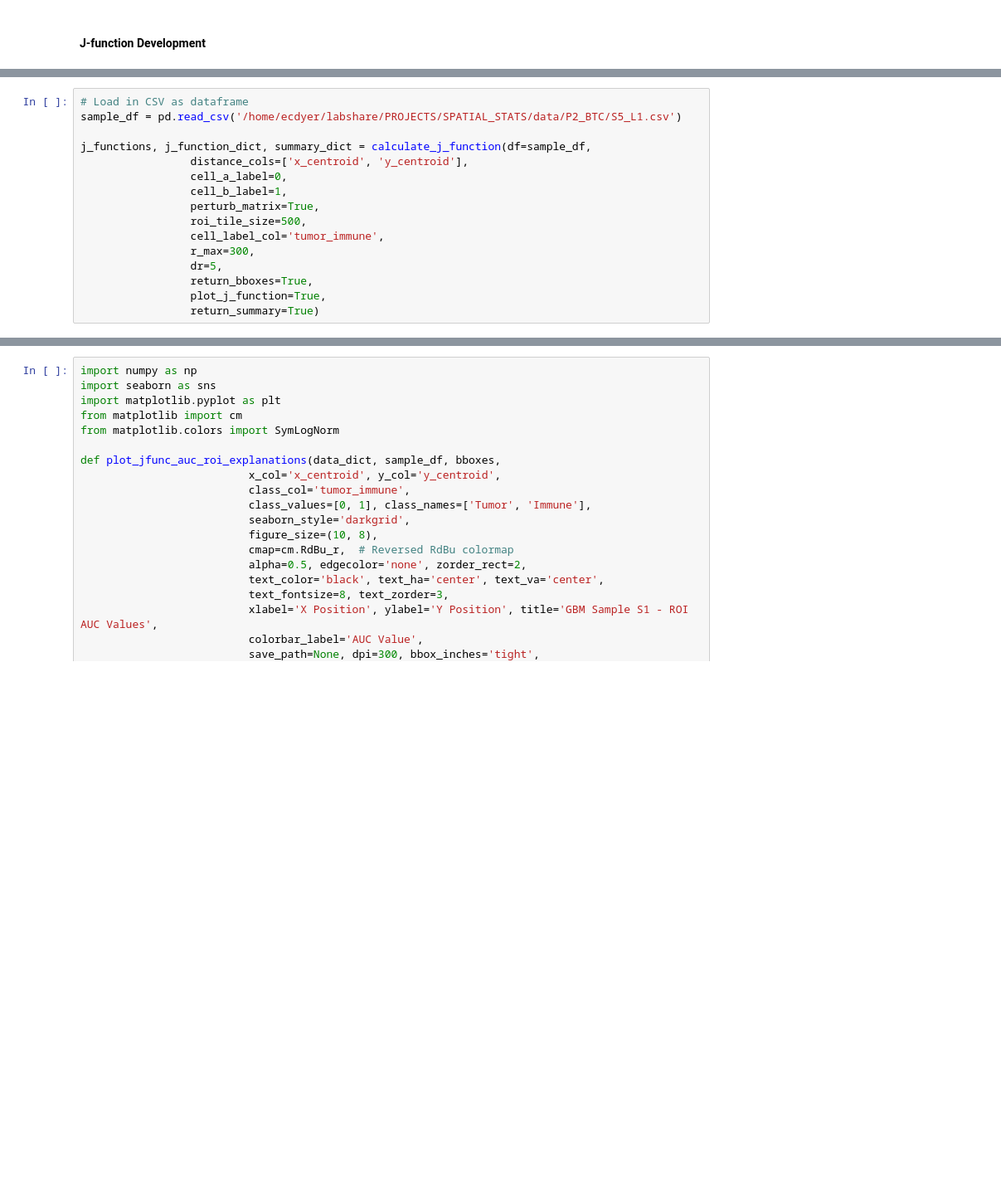
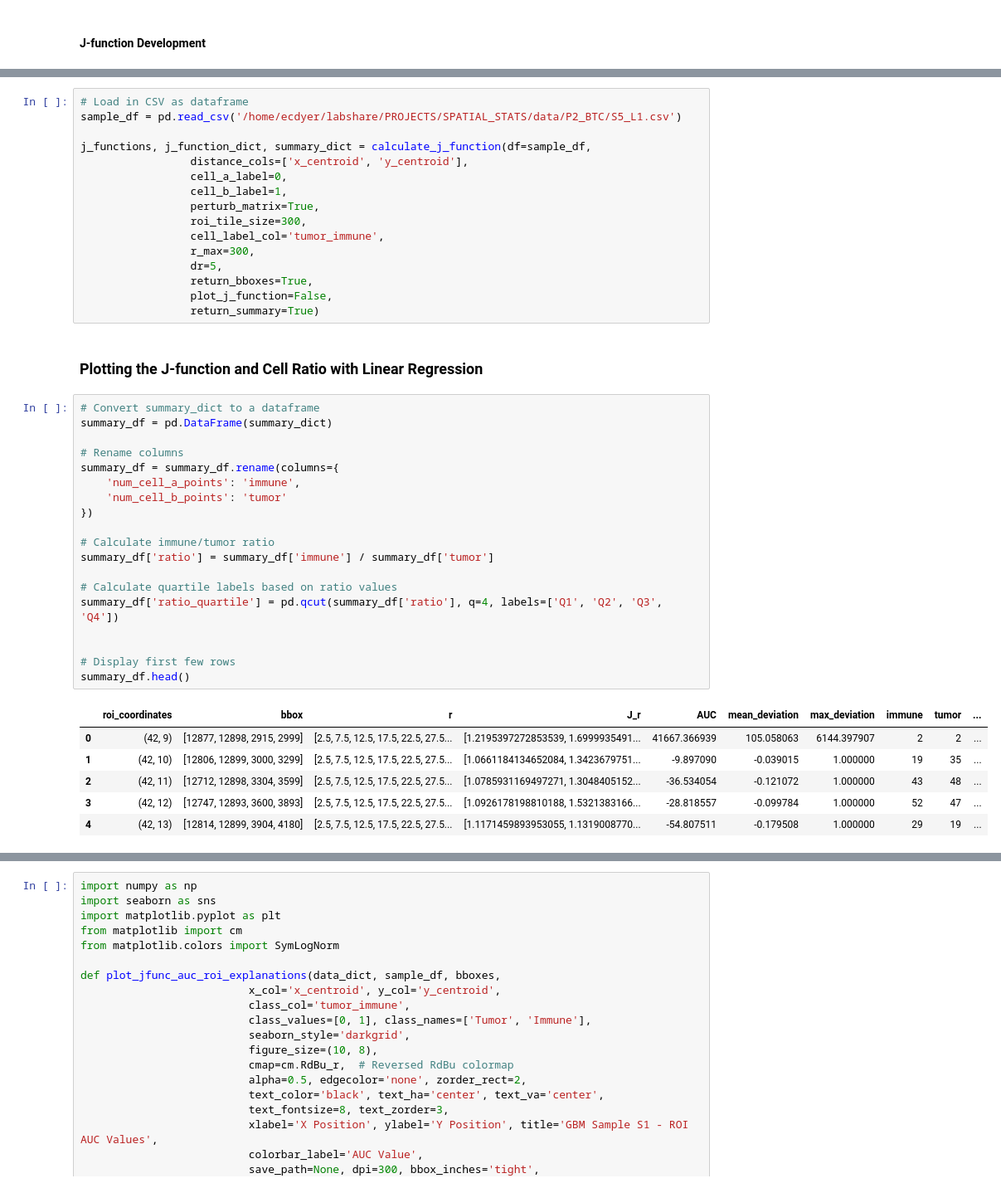
Before and after one commit to emmachancellor/ExtendedCorrelationFunctions_ECD, a Jupyter notebook: j_function.ipynb, the cells around one changed output, grey strips where cells are left out. Shown at 83% size. Cells and saved outputs as stored; diff of their text form; blank space fills up the shorter version.

```diff
--- a/j_function.ipynb
+++ b/j_function.ipynb
@@ -258,10 +23,38 @@ j_functions, j_function_dict, summary_dict = calculate_j_function(df=sample_df,
                  cell_a_label=0,
                  cell_b_label=1,
                  perturb_matrix=True,
-                 roi_tile_size=500,
+                 roi_tile_size=300,
                  cell_label_col='tumor_immune',
                  r_max=300,
                  dr=5,
                  return_bboxes=True,
-                 plot_j_function=True,
+                 plot_j_function=False,
                  return_summary=True)
+# %% [markdown]
+### Plotting the J-function and Cell Ratio with Linear Regression
+# %%
+# Convert summary_dict to a dataframe
+summary_df = pd.DataFrame(summary_dict)
+
+# Rename columns
+summary_df = summary_df.rename(columns={
+    'num_cell_a_points': 'immune',
+    'num_cell_b_points': 'tumor'
+})
+
+# Calculate immune/tumor ratio
+summary_df['ratio'] = summary_df['immune'] / summary_df['tumor']
+
+# Calculate quartile labels based on ratio values
+summary_df['ratio_quartile'] = pd.qcut(summary_df['ratio'], q=4, labels=['Q1', 'Q2', 'Q3', 'Q4'])
+
+
+# Display first few rows
+summary_df.head()
+# %% [output]
+|  | roi_coordinates | bbox | r | J_r | AUC | mean_deviation | max_deviation | immune | tumor | ... |
+| 0 | (42, 9) | [12877, 12898, 2915, 2999] | [2.5, 7.5, 12.5, 17.5, 22.5, 27.5... | [1.2195397272853539, 1.6999935491... | 41667.366939 | 105.058063 | 6144.397907 | 2 | 2 | ... |
+| 1 | (42, 10) | [12806, 12899, 3000, 3299] | [2.5, 7.5, 12.5, 17.5, 22.5, 27.5... | [1.0661184134652084, 1.3423679751... | -9.897090 | -0.039015 | 1.000000 | 19 | 35 | ... |
+| 2 | (42, 11) | [12712, 12898, 3304, 3599] | [2.5, 7.5, 12.5, 17.5, 22.5, 27.5... | [1.0785931169497271, 1.3048405152... | -36.534054 | -0.121072 | 1.000000 | 43 | 48 | ... |
+| 3 | (42, 12) | [12747, 12893, 3600, 3893] | [2.5, 7.5, 12.5, 17.5, 22.5, 27.5... | [1.0926178198810188, 1.5321383166... | -28.818557 | -0.099784 | 1.000000 | 52 | 47 | ... |
+| 4 | (42, 13) | [12814, 12899, 3904, 4180] | [2.5, 7.5, 12.5, 17.5, 22.5, 27.5... | [1.1171459893953055, 1.1319008770... | -54.807511 | -0.179508 | 1.000000 | 29 | 19 | ... |
```
Also changed, not shown: parts of 6 cells of this notebook, 4 other files.
